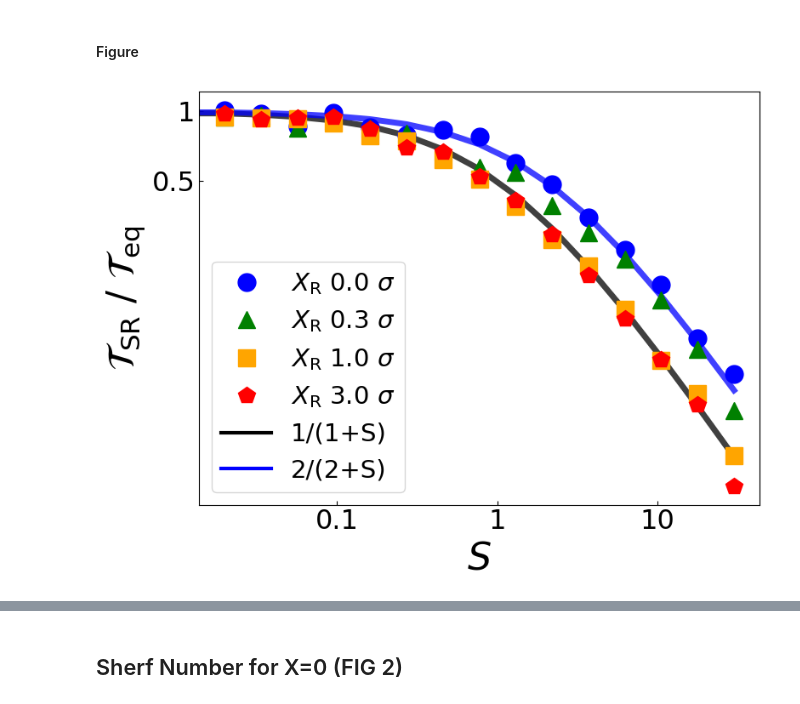
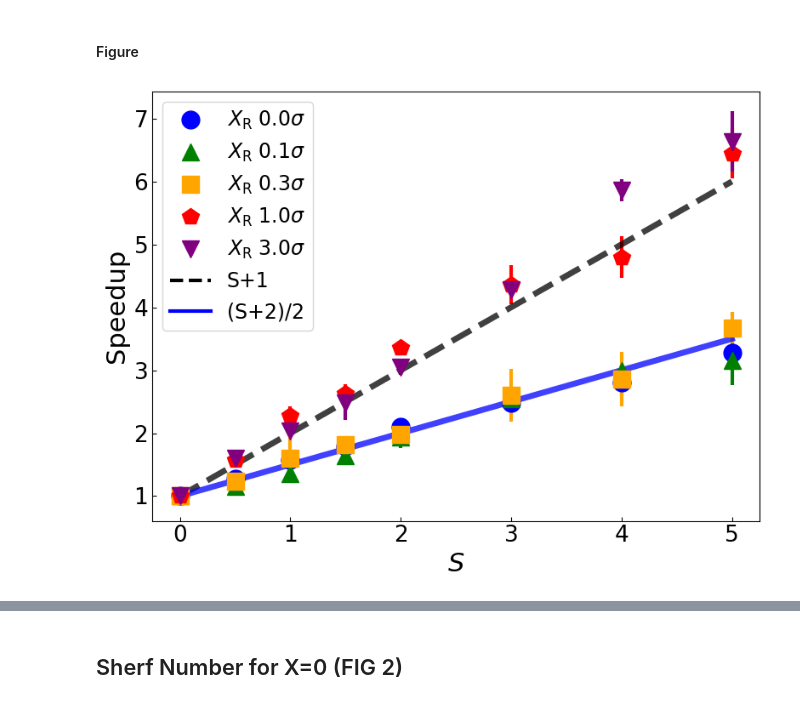
Before and after one commit to nirs199820/FasterRelaxationDifferentDestination, a Jupyter notebook: results_analysis.ipynb, the cells around one changed output, grey strips where cells are left out. Saved outputs shown, nothing was run; the diff lists cells and outputs as text; code cells hidden in the pictures.

```diff
--- a/results_analysis.ipynb
+++ b/results_analysis.ipynb
@@ -284,7 +284,7 @@ dt = 0.1
 gamma = 500
 kT = 1
 steps = 10000
-n_particles = 200000
+n_particles = 16000
 batch_size = 8000
 batches = int(n_particles/batch_size)
 D=kT/gamma
@@ -301,7 +301,7 @@ print(typical_length_scale)
 ### resetting parameters ###
 delta_fraction = 0.002
 resetting_rate = delta_fraction/dt
-start_positions = np.linspace(np.floor(-10*typical_length_scale), 0, 16)[::-1]
+start_positions = np.linspace(np.floor(-10*typical_length_scale), 0, 11)[::-1]
 print(start_positions)
 
 start_positions_str = [f'{abs(x):.2f}'[:] for x in start_positions]
@@ -336,7 +334,7 @@ histograms_per_start_pos = np.load(folder+'/histograms_per_start_pos.npy')
 fig, ax = plt.subplots(1, 1, figsize=(18, 7), edgecolor='black')
 xlim = (-2.5, 1.5)
 ylim = (0, 2.2)
-positions_to_print = [0, 3, 6]
+positions_to_print = [0, 2, 4]
 c = 0
 for i ,hists in enumerate(histograms_per_start_pos):
     if i not in positions_to_print:
@@ -375,8 +373,8 @@ ax.text(0.875, 1.45, 'U(x)', fontsize=65, ha='center', va='bottom', color='Black
 start_positions_handle = [plt.Line2D([0], [0], color='black', linewidth=4, linestyle='--', label='Resetting Position')]
 potential_handle = [plt.Line2D([0], [0], color='Orange', linewidth=7, label='U(x)')]
 plt.tight_layout()
-figname = 'Fig 4 - NESS by Xr.svg'
-path = os.path.join('Figures/OVERLEAF',figname)
+figname = 'Fig 3 - NESS by Xr.svg'
+path = os.path.join('Figures/Figure3',figname)
 plt.savefig(path,bbox_inches='tight',format='svg', dpi=500)
 plt.show()
 # %% [output]
@@ -1209,3 +442,10 @@ Platue index per rate per start T (log spaced): (4, 16)
+# %%
+### Load Data ###
+
+### relaxation vs S-number ###
+platue_indices_per_r_per_start = np.load(folder_relaxation_vs_s_num+'/platue_indices_per_r_per_start.npy', allow_pickle=True)
+mean_platue_indices_per_r_per_start = np.load(folder_relaxation_vs_s_num+'/mean_platue_indices_per_r_per_start.npy', allow_pickle=True)
+std_platue_indices_per_r_per_start = np.load(folder_relaxation_vs_s_num+'/std_platue_indices_per_r_per_start.npy', allow_pickle=True)
 # %%
 import mpl_toolkits.axes_grid1 as axes_grid
 from mpl_toolkits.axes_grid1 import make_axes_locatable
@@ -1235,41 +462,44 @@ cpick2 = cm.ScalarMappable(norm=cnorm2,cmap=cm2)
 # %% [markdown]
 #### Figure
 # %%
-### Plotting log spaced data ###
+### plotting linear spaced data ###
+
 slope_1 = -1
 
 func1 = lambda x: 1/(1+x)
 func2 = lambda x: 2/(2+x)
-symbols = ['o', '^', 's', 'p']
-matplotlib_colors = ['blue', 'green', 'orange', 'red']
+symbols = ['o', '^', 's', 'p','v']
+matplotlib_colors = ['blue', 'green', 'orange', 'red', 'purple']
 
 fig, ax = plt.subplots(figsize=(8, 6))
 
-for i, (platue_index_per_r, c, start_position, boltz_platue, symbol) in enumerate(zip(platue_index_per_r_per_start_T_vs_S_log_spaced, matplotlib_colors, start_positions_relaxation_vs_Snum, boltzmann_platue_index_per_start_T_vs_S_log_spaced, symbols)):
-    ax.errorbar(sherf_nums_relaxation_vs_Snum_log_spaced, platue_index_per_r/boltz_platue, linestyle='', marker=symbol, lw=3, ms=15, color=c)#, color=cpick.to_rgba(abs(start_position)))
+for i, (mean_platue_index_per_r,std_platue_index_per_r, c, start_position, boltz_platue, symbol) in enumerate(zip(mean_platue_indices_per_r_per_start, std_platue_indices_per_r_per_start, matplotlib_colors, start_positions_relaxation_vs_Snum, boltzmann_platue_index_per_start_T_vs_S, symbols)):
+    rel_error = std_platue_index_per_r/mean_platue_index_per_r
+    y_values = mean_platue_index_per_r[0]/mean_platue_index_per_r
+    ax.errorbar(sherf_nums_relaxation_vs_Snum, y_values, yerr=rel_error * y_values, linestyle='', marker=symbol, lw=3, ms=15, color=c)#, color=cpick.to_rgba(abs(start_position)))
     #plt.errorbar(sherf_num_patch[-1], final_platue/boltz_platue, linestyle='--', marker = 'o', lw=3, ms=10, color=c_start)
 #plt.plot(resetting_rates, mean_platue_indices_per_r, linestyle='--', lw=3, color='black', alpha=0.3)
 #plt.plot(sherf_nums_relaxation_vs_Snum[-9:], sherf_nums_relaxation_vs_Snum[-9:]**slope_1, linestyle='--', lw=3, color='black', alpha=0.3, label=f'Slope {slope_1}')
-ax.plot(sherf_nums_relaxation_vs_Snum_log_spaced, func1(sherf_nums_relaxation_vs_Snum_log_spaced), linestyle='-', lw=5, color='black', alpha=0.75, label='mean - 1/(1+x)')
-ax.plot(sherf_nums_relaxation_vs_Snum_log_spaced, func2(sherf_nums_relaxation_vs_Snum_log_spaced), linestyle='-', lw=5, color='blue', alpha=0.75, label='variance - 2/(2+x)')
-start_position_handles = [plt.Line2D([0], [0],linestyle='',color=c, marker=symbol,ms=15, label='$X_{\\rm R} $' + f' {abs(start_position)/typical_length_scale:.1f} $\\sigma$') for c, symbol, start_position in zip(matplotlib_colors, symbols, start_positions_relaxation_vs_Snum)]
-theory_handles = [plt.Line2D([0], [0], color='black', lw=3, linestyle='-', label='1/(1+S)'),
-                  plt.Line2D([0], [0], color='blue', lw=3, linestyle='-', label='2/(2+S)')]
+ax.plot(sherf_nums_relaxation_vs_Snum, 1/func1(sherf_nums_relaxation_vs_Snum), linestyle='--', lw=5, color='black', alpha=0.75, label='mean - 1/(1+x)')
+ax.plot(sherf_nums_relaxation_vs_Snum, 1/func2(sherf_nums_relaxation_vs_Snum), linestyle='-', lw=5, color='blue', alpha=0.75, label='variance - 2/(2+x)')
+start_position_handles = [plt.Line2D([0], [0],linestyle='',color=c, marker=symbol,ms=15, label='$X_{\\rm R} $' + f' {abs(start_position)/typical_length_scale:.1f}$\\sigma$') for c, symbol, start_position in zip(matplotlib_colors, symbols, start_positions_relaxation_vs_Snum)]
+theory_handles = [plt.Line2D([0], [0], color='black', lw=3, linestyle='--', label='S+1'),
+                  plt.Line2D([0], [0], color='blue', lw=3, linestyle='-', label='(S+2)/2')]
 handles = start_position_handles + theory_handles
-ax.legend(handles=handles, loc='best', fontsize=21)
-ax.set_xlabel('$S$', fontsize=32)
-ax.set_ylabel('$\\mathcal{T}_{\\rm SR}$ / $\\mathcal{T}_{\\rm eq}$', fontsize=32)
-ax.set_xscale('log')
-ax.set_yscale('log')
-ax.tick_params(axis='both', which='both', labelsize=23, direction='in')
-ax.set_xticks([0.1, 1, 10], [0.1, 1, 10])
-ax.set_yticks([0.5, 1], [0.5, 1], minor=False)
-ax.minorticks_off()
+ax.legend(handles=handles, loc='upper left', fontsize=17)
+ax.set_xlabel('$S$', fontsize=22)
+ax.set_ylabel('Speedup', fontsize=22)
+#ax.set_ylabel('$\\mathcal{T}_{\\rm SR}$ / $\\mathcal{T}_{\\rm eq}$', fontsize=32)
+#ax.set_xscale('log')
+#ax.set_yscale('log')
+ax.tick_params(axis='both', which='both', labelsize=19, direction='in')
+#ax.set_xticks([1, 3, 5], [1, 3, 5])
+#ax.set_yticks([1, 2 ,6], [1,2,6])
 fig.tight_layout()
-fig_name = 'Fig 5 - Relaxation vs S-number varying X_R.svg'
-saving_folder = 'Figures'
+fig_name = 'Fig 5 - Speedup by S - Vary Xr.svg'
+saving_folder = 'Figures/Figure5'
 path = os.path.join(saving_folder, fig_name)
 plt.savefig(path, bbox_inches='tight', format='svg', dpi=300)
 plt.show()
 # %% [output]
-[figure, old version]
+[figure, new version]
```
Also changed, not shown: parts of 60 cells of this notebook, 6 other files.
